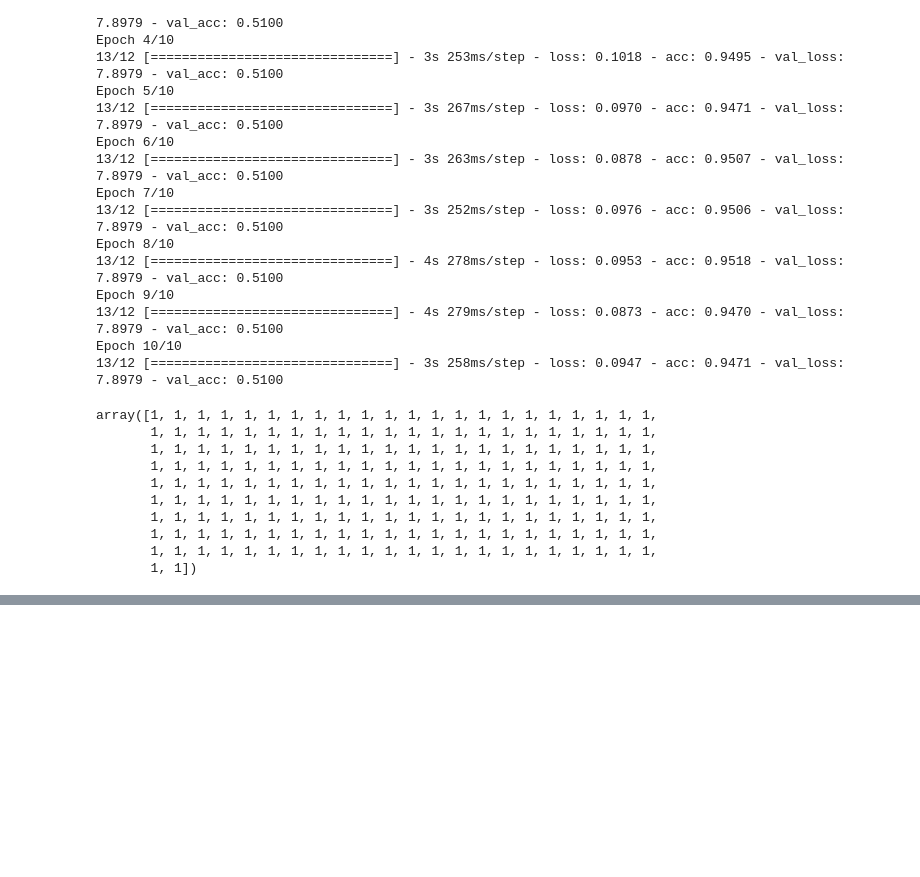
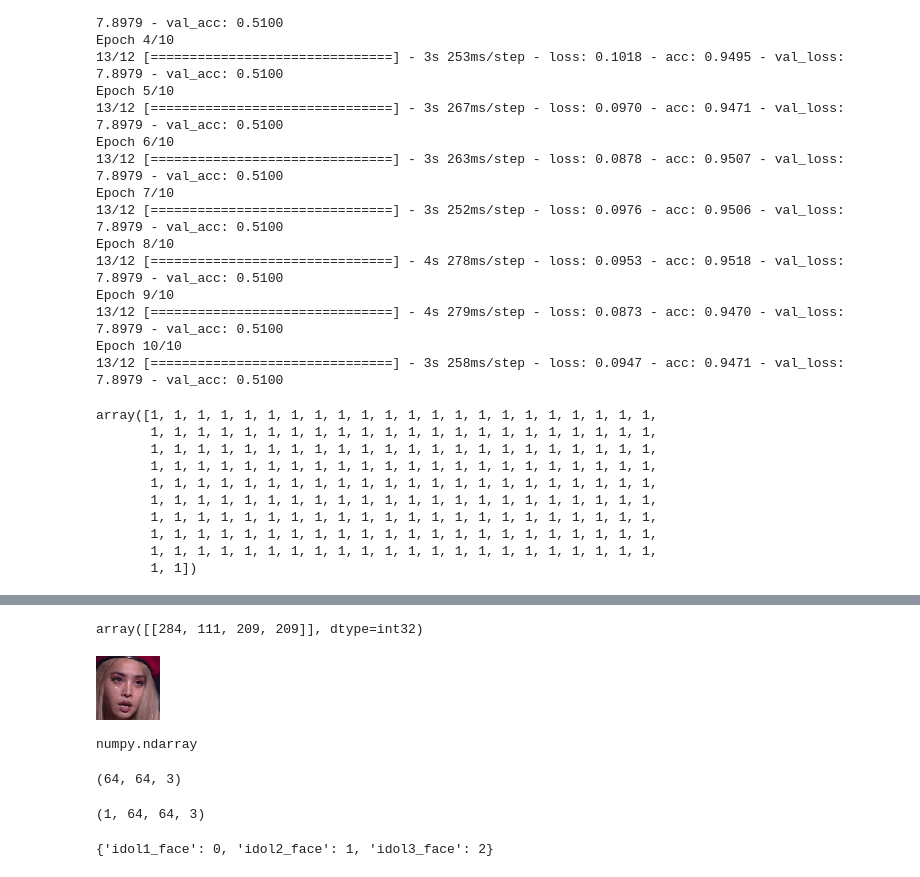
Before and after one commit to ywchiu/cdc_course, a Jupyter notebook: Demo20190703.ipynb, the cells around one changed output, grey strips where cells are left out. Saved outputs shown, nothing was run; the diff lists cells and outputs as text; code cells hidden in the pictures; blank space fills up the shorter version.

```diff
--- a/Demo20190703.ipynb
+++ b/Demo20190703.ipynb
@@ -258,0 +333,18 @@ array([1, 1, 1, 1, 1, 1, 1, 1, 1, 1, 1, 1, 1, 1, 1, 1, 1, 1, 1, 1, 1, 1,
+# %%
+import numpy as np
+import cv2 as cv
+import matplotlib.pyplot as plt
+face_cascade = cv.CascadeClassifier('/Users/davidchiu/.pyenv/versions/3.6.2/lib/python3.6/site-packages/cv2/data/haarcascade_frontalface_default.xml')
+from PIL import Image
+def extractFace(src_dir, dest_dir):
+    if not os.path.exists(dest_dir):
+        os.mkdir(dest_dir)
+    for filename in os.listdir(src_dir):
+        if '.jpg' in filename:
+            img = cv.imread(src_dir + filename)
+            faces = face_cascade.detectMultiScale(img, 1.3, 5)
+            im = Image.open(src_dir + filename)
+            for (x,y,w,h) in faces:
+                box = (x, y, x+w, y+h)
+                crpim = im.crop(box).resize((64,64))
+                crpim.save(dest_dir + filename)
@@ -258,0 +438,16 @@ array([1, 1, 1, 1, 1, 1, 1, 1, 1, 1, 1, 1, 1, 1, 1, 1, 1, 1, 1, 1, 1, 1,
+# %%
+from PIL import Image
+im = Image.open('test.jpg')
+# %%
+img = cv.imread('test.jpg')
+faces = face_cascade.detectMultiScale(img, 1.3, 5)
+faces
+# %% [output]
+array([[284, 111, 209, 209]], dtype=int32)
+# %%
+(x,y,w,h) = faces[0]
+box = (x, y, x+w, y+h)
+crpim = im.crop(box).resize((64,64))
+crpim
+# %% [output]
+[figure, added]
@@ -258,0 +456,22 @@ array([1, 1, 1, 1, 1, 1, 1, 1, 1, 1, 1, 1, 1, 1, 1, 1, 1, 1, 1, 1, 1, 1,
+# %%
+import numpy as np
+from keras.preprocessing import image
+test_image = image.load_img('test2.jpg', target_size= (64,64))
+test_image = image.img_to_array(test_image)
+
+type(test_image)
+# %% [output]
+numpy.ndarray
+# %%
+test_image.shape
+# %% [output]
+(64, 64, 3)
+# %%
+test_image = np.expand_dims(test_image, axis = 0)
+test_image.shape
+# %% [output]
+(1, 64, 64, 3)
+# %%
+training_set.class_indices
+# %% [output]
+{'idol1_face': 0, 'idol2_face': 1, 'idol3_face': 2}
```
Also changed, not shown: parts of 31 cells of this notebook.
